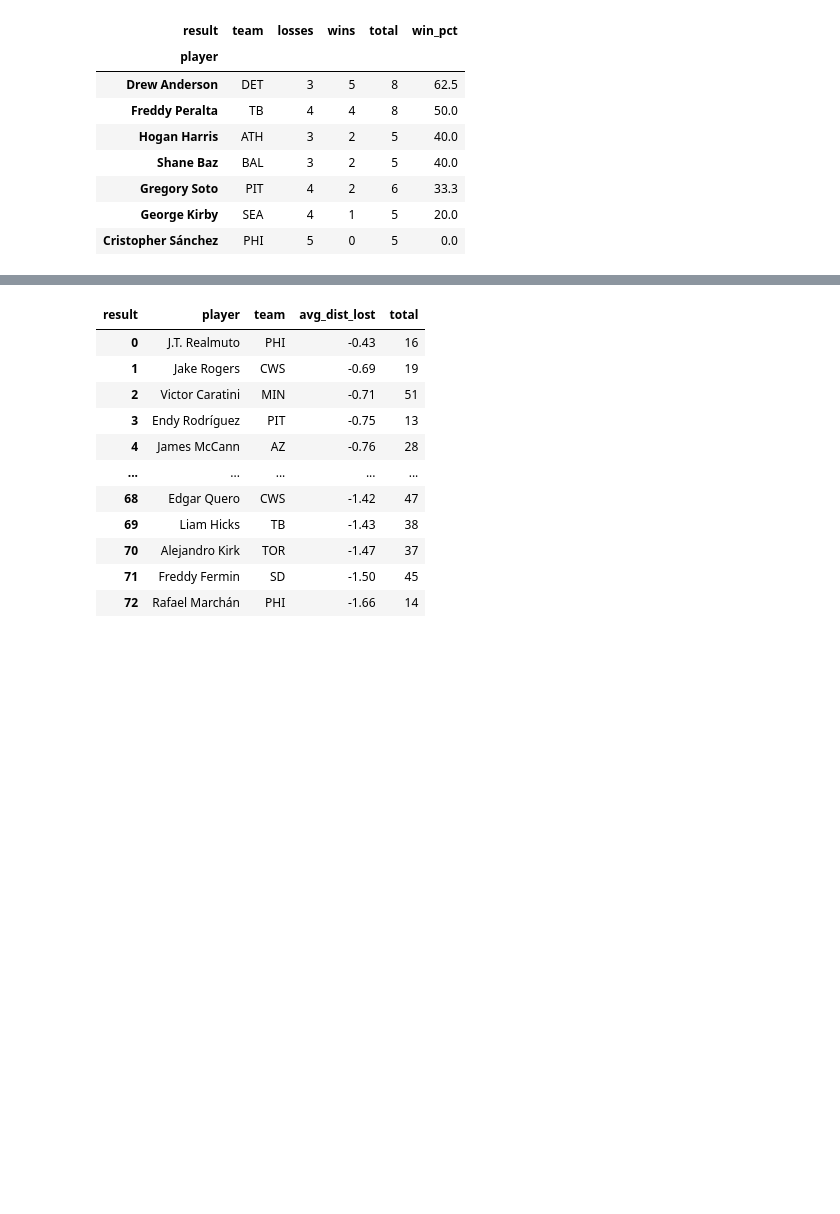
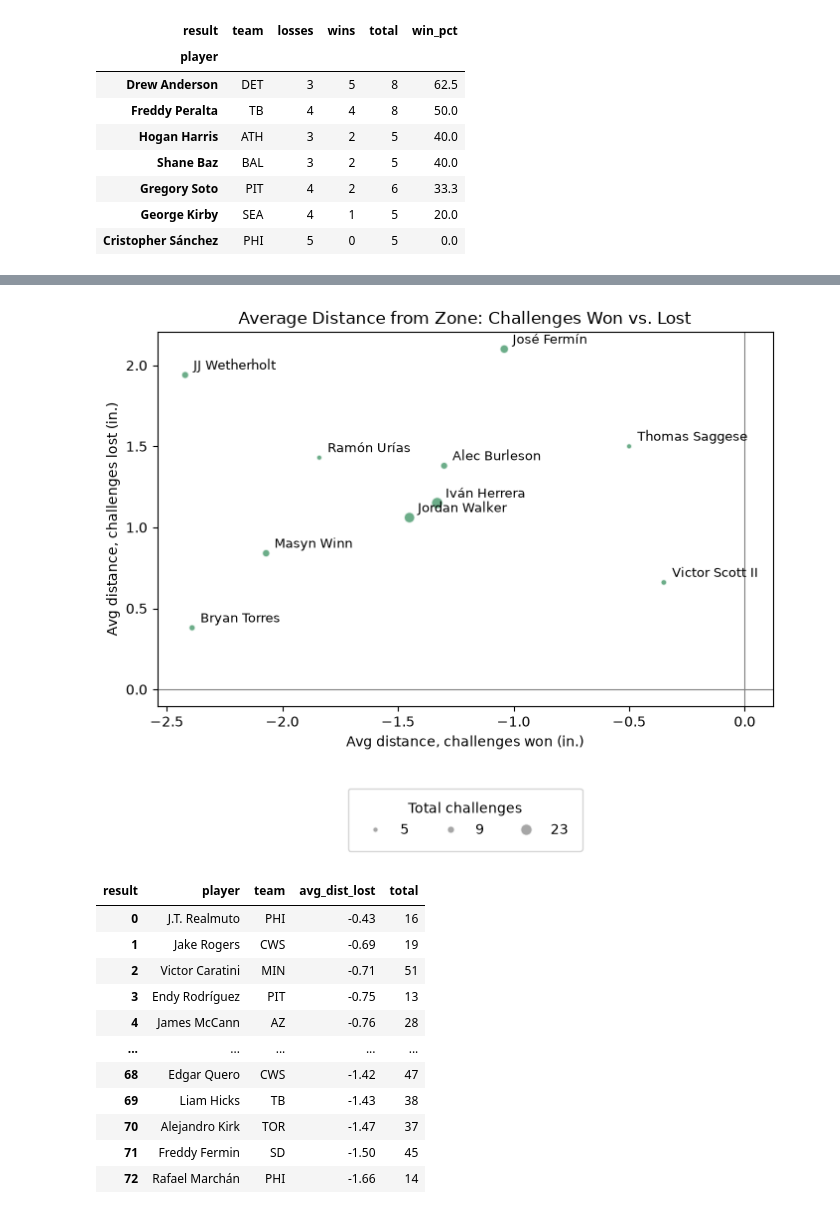
Before and after one commit to statzenthusiast921/ABS_Challenges, a Jupyter notebook: scripts/ABS EDA 10.17.26.ipynb, the cells around one changed output, grey strips where cells are left out. Saved outputs shown, nothing was run; the diff lists cells and outputs as text; code cells hidden in the pictures; blank space fills up the shorter version.

Commit message:
challenges over time

```diff
--- a/scripts/ABS EDA 10.17.26.ipynb
+++ b/scripts/ABS EDA 10.17.26.ipynb
@@ -236,30 +237,3 @@ challenge_result_table('pitcher', 5)
 | Gregory Soto | PIT | 4 | 2 | 6 | 33.3 |
 | George Kirby | SEA | 4 | 1 | 5 | 20.0 |
 | Cristopher Sánchez | PHI | 5 | 0 | 5 | 0.0 |
-# %%
-team_distance = df.pivot_table(index='team', columns='result', values='dist_in_', aggfunc='mean').round(2)
-team_distance = team_distance.rename(columns={False: 'avg_dist_lost', True: 'avg_dist_won'})
-team_distance['total'] = df.groupby('team').size()
-team_distance = team_distance[team_distance['total'] >= 10].reset_index()
-
-league_colors = {'AL': 'crimson', 'NL': 'royalblue'}
-colors = team_distance['team'].map(league_map).map(league_colors)
-
-fig, ax = plt.subplots(figsize=(8, 5))
-ax.scatter(team_distance['avg_dist_won'], team_distance['avg_dist_lost'],
-           c=colors, s=80, alpha=0.8)
-
-for _, row in team_distance.iterrows():
-    ax.annotate(row['team'], (row['avg_dist_won'], row['avg_dist_lost']),
-                textcoords='offset points', xytext=(6, 4), fontsize=9)
-
-ax.axhline(0, color='gray', lw=0.8)
-ax.axvline(0, color='gray', lw=0.8)
-
-ax.set_title('Average Distance from Zone: Challenges Won vs. Lost')
-ax.set_xlabel('Avg distance, challenges won (in.)')
-ax.set_ylabel('Avg distance, challenges lost (in.)')
-ax.legend(handles=[Patch(color='crimson', label='American League'),
-                   Patch(color='royalblue', label='National League')])
-plt.tight_layout()
-plt.show()
@@ -268,3 +337,7 @@ plt.show()
+# %%
+plot_challenges(df, by_team=False, role='batter', team='STL', min_challenges=5)
+# %% [output]
+[figure, added]
 # %%
 def how_close(role_filter, filter_level, balls=False, strikes=False):
     data = df[df['role'] == role_filter]
```
Also changed, not shown: parts of 9 cells of this notebook.
